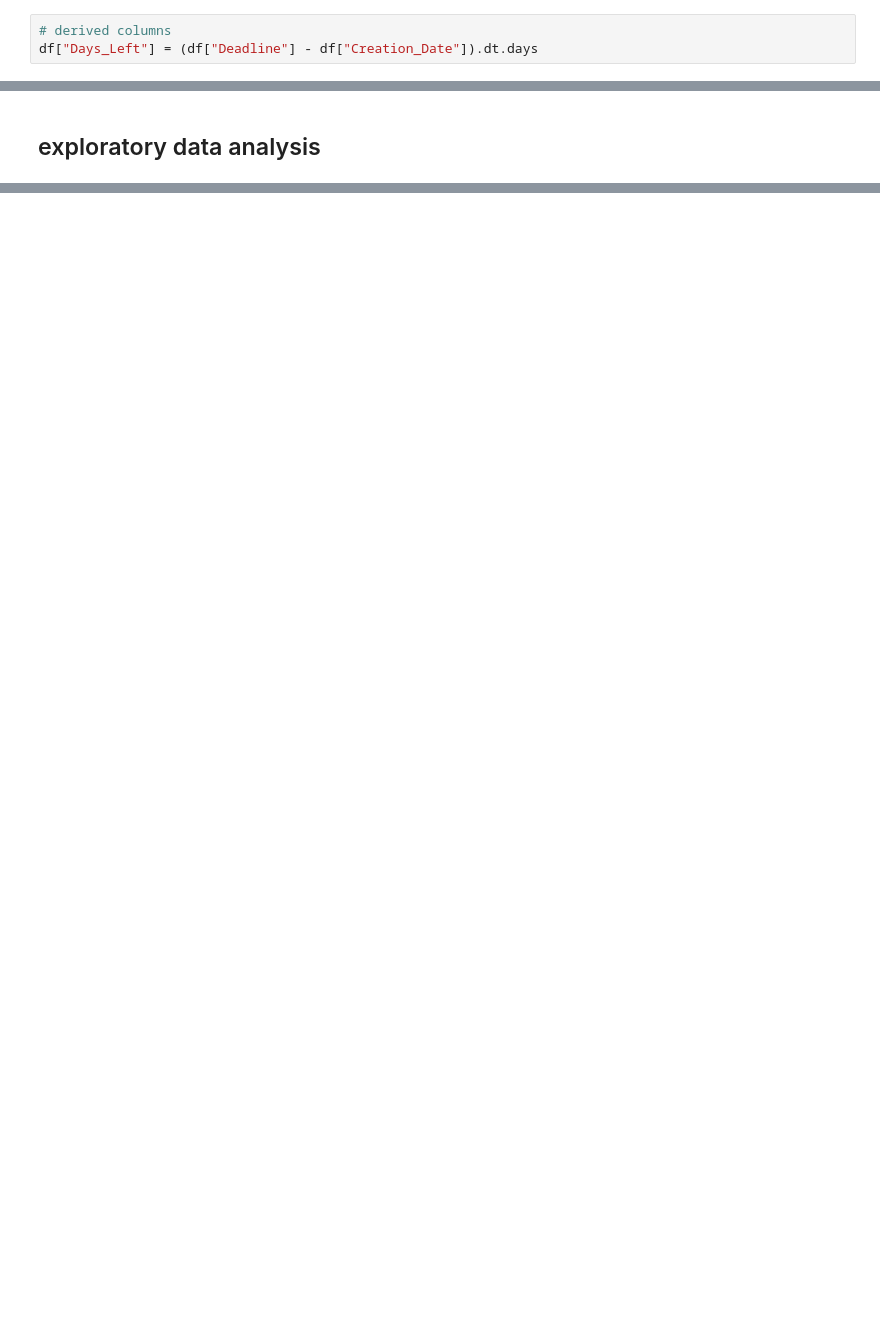
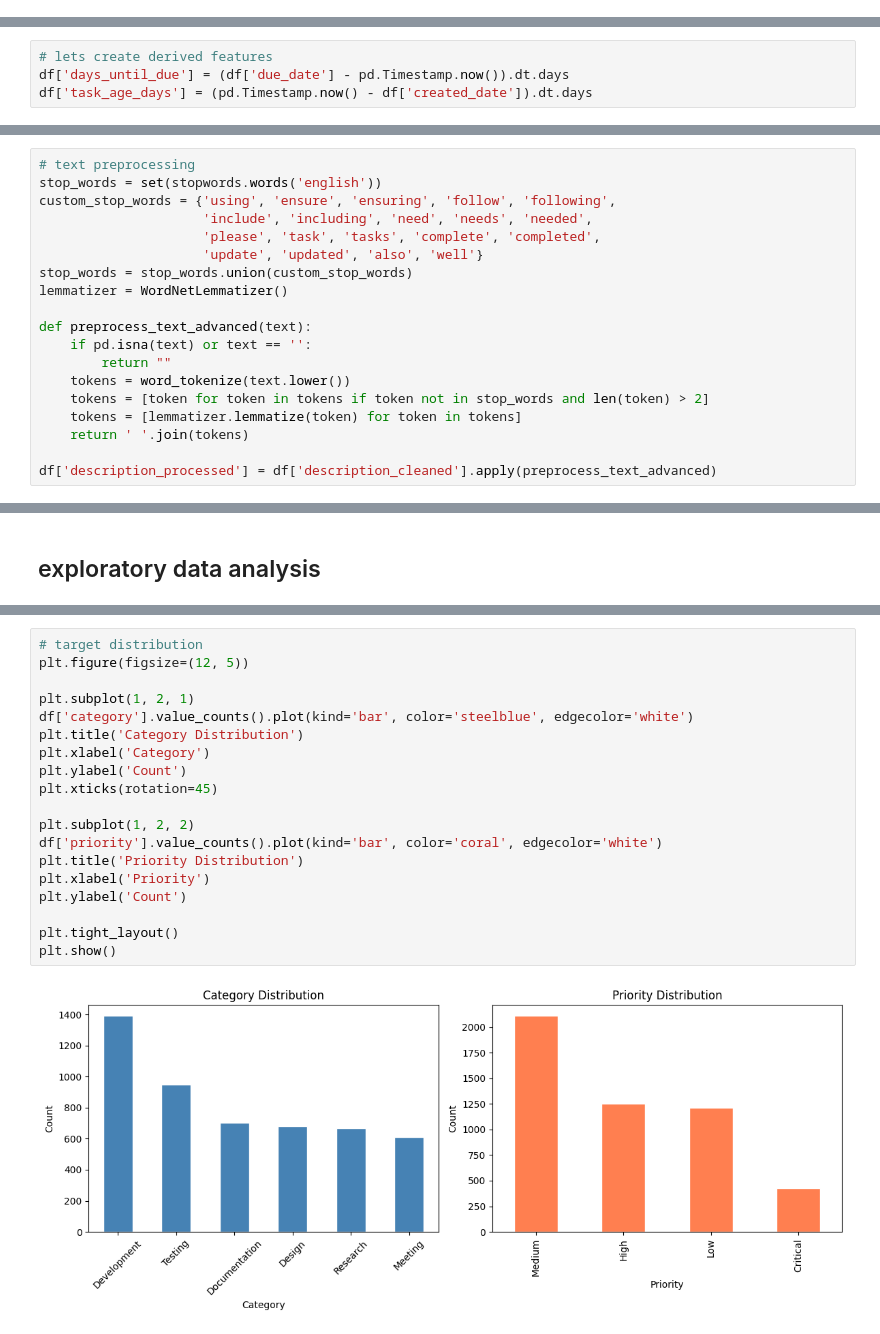
Before and after one commit to SaiCharan4669/aI_task_management, a Jupyter notebook: ai_task_management.ipynb, the cells around one changed output, grey strips where cells are left out. Cells and saved outputs as stored; diff of their text form; blank space fills up the shorter version.

```diff
--- a/ai_task_management.ipynb
+++ b/ai_task_management.ipynb
@@ -143,4 +104 @@ df.shape
-# %%
-# derived columns
-df["Days_Left"] = (df["Deadline"] - df["Creation_Date"]).dt.days
 # %%
@@ -173,0 +119,4 @@ dtype: object
+# %%
+# lets create derived features
+df['days_until_due'] = (df['due_date'] - pd.Timestamp.now()).dt.days
+df['task_age_days'] = (pd.Timestamp.now() - df['created_date']).dt.days
@@ -173,0 +134,19 @@ dtype: object
+# %%
+# text preprocessing
+stop_words = set(stopwords.words('english'))
+custom_stop_words = {'using', 'ensure', 'ensuring', 'follow', 'following',
+                     'include', 'including', 'need', 'needs', 'needed',
+                     'please', 'task', 'tasks', 'complete', 'completed',
+                     'update', 'updated', 'also', 'well'}
+stop_words = stop_words.union(custom_stop_words)
+lemmatizer = WordNetLemmatizer()
+
+def preprocess_text_advanced(text):
+    if pd.isna(text) or text == '':
+        return ""
+    tokens = word_tokenize(text.lower())
+    tokens = [token for token in tokens if token not in stop_words and len(token) > 2]
+    tokens = [lemmatizer.lemmatize(token) for token in tokens]
+    return ' '.join(tokens)
+
+df['description_processed'] = df['description_cleaned'].apply(preprocess_text_advanced)
@@ -465,0 +175,21 @@ weighted avg       0.37      0.36      0.37      2000
+# %%
+# target distribution
+plt.figure(figsize=(12, 5))
+
+plt.subplot(1, 2, 1)
+df['category'].value_counts().plot(kind='bar', color='steelblue', edgecolor='white')
+plt.title('Category Distribution')
+plt.xlabel('Category')
+plt.ylabel('Count')
+plt.xticks(rotation=45)
+
+plt.subplot(1, 2, 2)
+df['priority'].value_counts().plot(kind='bar', color='coral', edgecolor='white')
+plt.title('Priority Distribution')
+plt.xlabel('Priority')
+plt.ylabel('Count')
+
+plt.tight_layout()
+plt.show()
+# %% [output]
+[figure, added]
```
Also changed, not shown: parts of 77 cells of this notebook, 18 other files.
